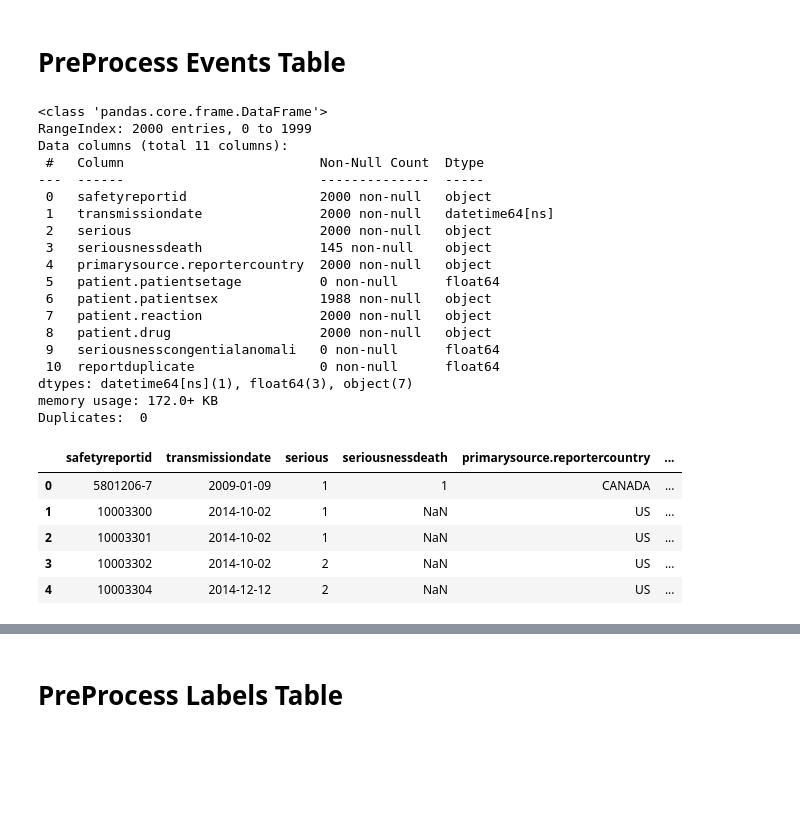
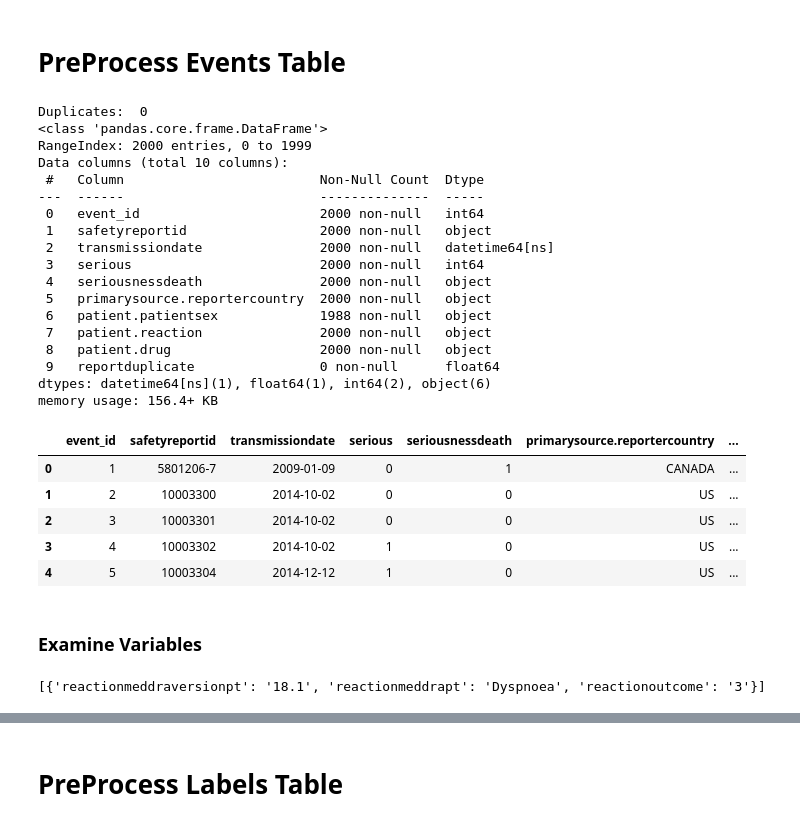
Before and after one commit to teamlunarlanding/Pharma-Drug-Surveillance, a Jupyter notebook: DataProcessing.ipynb, the cells around one changed output, grey strips where cells are left out. Cells and saved outputs as stored; diff of their text form; code cells hidden in the pictures; blank space fills up the shorter version.

```diff
--- a/DataProcessing.ipynb
+++ b/DataProcessing.ipynb
@@ -547,13 +546,13 @@ events_table = pd.DataFrame(events_df,
                                         #  "receivedateformat", #always YYYYMMDD
                                         #  "receivedate", #date report received by FDA
                                         "primarysource.reportercountry", # country of the reporter of this event
-                                        "patient.patientsetage", # age of patient when event occured
+                                        # "patient.patientsetage", # age of patient when event occured - column is NaN
                                         "patient.patientsex", # sex of patient
-                                        "patient.reaction", #DICTIONARY LIST - fix
-                                        "patient.drug", #DICTIONARY LIST - fix
+                                        "patient.reaction", # Dictionary list - expanded as seperate table
+                                        "patient.drug", # Dictionary list - fix
                                         # "patient.patientagegroup", #1 = neonate, 2 = infant, 3=child, 4=adolescent, 5=adult, 6=elderly
                                         # "patient.patientweight", # weight in kg
-                                        "seriousnesscongentialanomali", # 1 if congenital anomaly (fetal abnormality),absent otherwise
+                                        # "seriousnesscongentialanomali", # 1 if congenital anomaly (fetal abnormality),absent otherwise
                                         # "authoritynumb", #regulatory authority case #
                                         "reportduplicate"])
 
@@ -651,44 +650,63 @@ Time taken for 1000 records:  4.57  seconds
 # %% [markdown]
 # PreProcess Events Table
 # %%
-len(documents_table)
+events_table.head()
 
-events_table.info()
+events_table = add_sequential_index(events_table,'event_id')
 
 duplicates = events_table.duplicated(subset=['safetyreportid']).sum()
 
 print("Duplicates: ", duplicates)
 
 events_table['transmissiondate'] = pd.to_datetime(events_table['transmissiondate'], format='%Y%m%d')
+events_table['serious'] = events_table['serious'].astype(int)
 
 # Save 1 as life threatening, hospitalization, disability, congenital anomaly, or serious condition, 0 as not that
 events_table['serious'] = events_table['serious'].replace({1: 0, 2: 1})
 
+# Fill null values with 0 to make binary column
+events_table['seriousnessdeath'] = events_table['seriousnessdeath'].fillna(0)
+
+events_table.info()
 
 events_table.head()
 # %% [output]
+Duplicates:  0
 <class 'pandas.core.frame.DataFrame'>
 RangeIndex: 2000 entries, 0 to 1999
-Data columns (total 11 columns):
+Data columns (total 10 columns):
  #   Column                         Non-Null Count  Dtype
 ---  ------                         --------------  -----
- 0   safetyreportid                 2000 non-null   object
- 1   transmissiondate               2000 non-null   datetime64[ns]
- 2   serious                        2000 non-null   object
- 3   seriousnessdeath               145 non-null    object
- 4   primarysource.reportercountry  2000 non-null   object
- 5   patient.patientsetage          0 non-null      float64
+ 0   event_id                       2000 non-null   int64
+ 1   safetyreportid                 2000 non-null   object
+ 2   transmissiondate               2000 non-null   datetime64[ns]
+ 3   serious                        2000 non-null   int64
+ 4   seriousnessdeath               2000 non-null   object
+ 5   primarysource.reportercountry  2000 non-null   object
  6   patient.patientsex             1988 non-null   object
  7   patient.reaction               2000 non-null   object
  8   patient.drug                   2000 non-null   object
- 9   seriousnesscongentialanomali   0 non-null      float64
- 10  reportduplicate                0 non-null      float64
-dtypes: datetime64[ns](1), float64(3), object(7)
-memory usage: 172.0+ KB
-Duplicates:  0
+ 9   reportduplicate                0 non-null      float64
+dtypes: datetime64[ns](1), float64(1), int64(2), object(6)
+memory usage: 156.4+ KB
-|  | safetyreportid | transmissiondate | serious | seriousnessdeath | primarysource.reportercountry | ... |
-| 0 | 5801206-7 | 2009-01-09 | 1 | 1 | CANADA | ... |
-| 1 | 10003300 | 2014-10-02 | 1 | NaN | US | ... |
-| 2 | 10003301 | 2014-10-02 | 1 | NaN | US | ... |
-| 3 | 10003302 | 2014-10-02 | 2 | NaN | US | ... |
-| 4 | 10003304 | 2014-12-12 | 2 | NaN | US | ... |
+|  | event_id | safetyreportid | transmissiondate | serious | seriousnessdeath | primarysource.reportercountry | ... |
+| 0 | 1 | 5801206-7 | 2009-01-09 | 0 | 1 | CANADA | ... |
+| 1 | 2 | 10003300 | 2014-10-02 | 0 | 0 | US | ... |
+| 2 | 3 | 10003301 | 2014-10-02 | 0 | 0 | US | ... |
+| 3 | 4 | 10003302 | 2014-10-02 | 1 | 0 | US | ... |
+| 4 | 5 | 10003304 | 2014-12-12 | 1 | 0 | US | ... |
+# %% [markdown]
+### Examine Variables
+# %%
+print(events_table['patient.reaction'][90])
+
+# Patient Reaction is an array containing:
+    # reactionmeddrapt: Patient reaction, as a MedDRA term.
+    # reactionmeddraversionpt: The version of MedDRA from which the term in reactionmeddrapt is drawn.
+    # reactionoutcome: Outcome of the reaction in reactionmeddrapt at the time of last observation.
+        # 1= Recovered/resolved, 2=recovering/resolving, 3 = Not recovered/not resolved, 4=Recovered/resolved with consequent health issues
+        # 5 = fatal, 6 = Unknown
+
+# First, want to individualzie these fields. Will actually save these as a NEW table, called PatientReactions
+# %% [output]
+[{'reactionmeddraversionpt': '18.1', 'reactionmeddrapt': 'Dyspnoea', 'reactionoutcome': '3'}]
```
Also changed, not shown: parts of 18 cells of this notebook, 1 other file.
